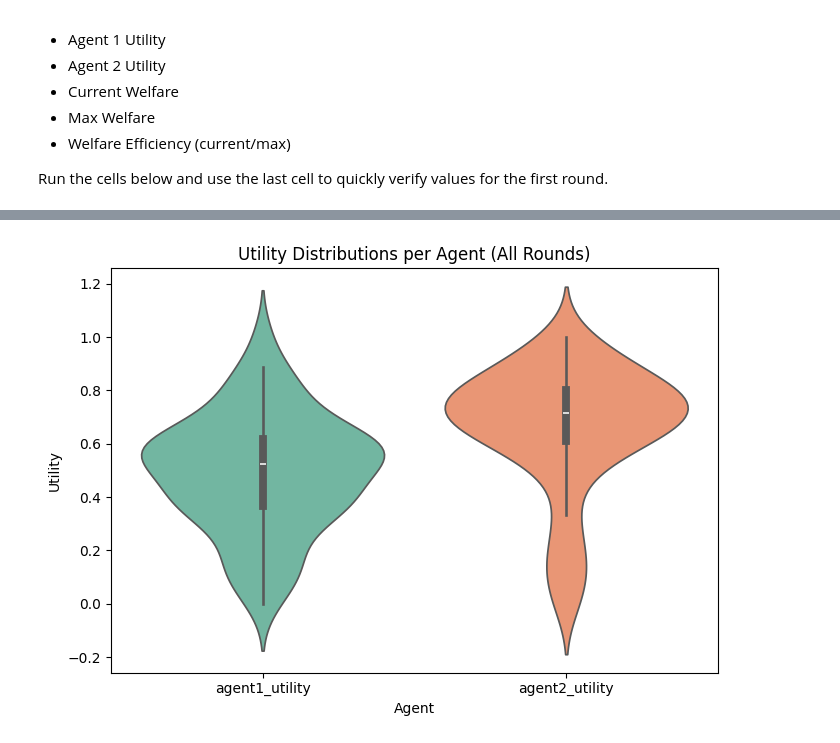
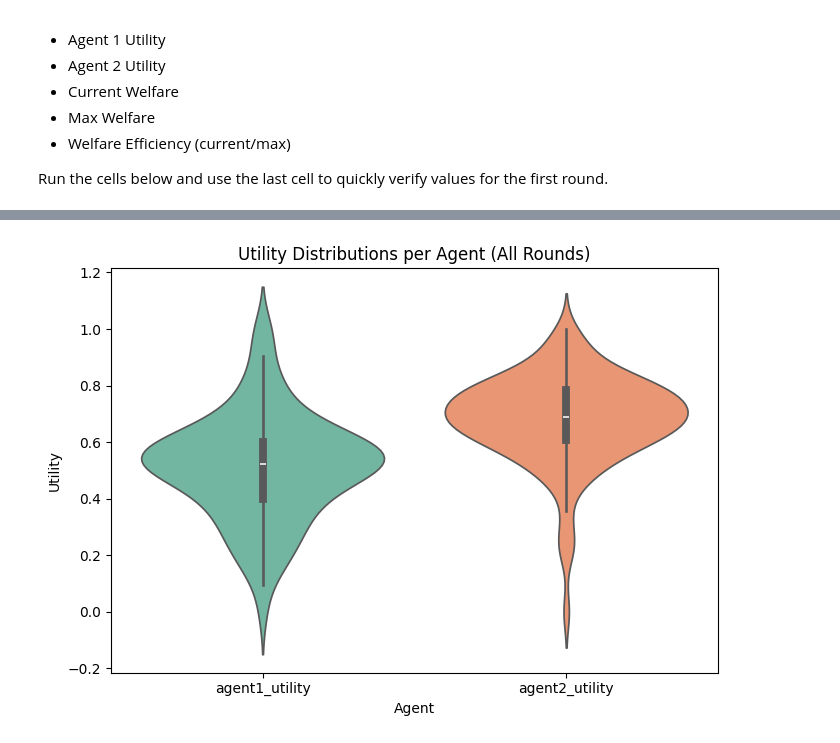
Before and after one commit to zacharytgray/MultiAgent-LLM-Negotiation-Research-Domain, a Jupyter notebook: analyze_results.ipynb, the cells around one changed output, grey strips where cells are left out. Cells and saved outputs as stored; diff of their text form; code cells hidden in the pictures.

```diff
--- a/analyze_results.ipynb
+++ b/analyze_results.ipynb
@@ -21,7 +22,7 @@ from IPython.display import display
 pd.options.display.width = 120
 pd.options.display.max_colwidth = 200
 # %%
-LOG_PATH = "logs/test boulware.csv"
+LOG_PATH = "logs/gpt-oss_20b_default_vs_rude_4_20250930_2337.csv"
 # %%
 def parse_items_data(items_str: str) -> Dict[str, Dict[str, float]]:
     """Parse the items_data JSON into a mapping {item_name: {'agent1': float, 'agent2': float}}."""
@@ -85,6 +86,10 @@ def _compute_metrics_row(row: pd.Series) -> pd.Series:
 
 def load_log_file(csv_path: Path | str) -> pd.DataFrame:
     """Load a single CSV log file, ignoring 'conversation_history', and compute round metrics. Returns a DataFrame with original columns (minus conversation_history) plus the metrics columns."""
+    import csv
+    # Increase CSV field size limit
+    csv.field_size_limit(10 * 1024 * 1024)  # Set to 10MB
+
     path = Path(csv_path)
     if not path.exists():
         raise FileNotFoundError(f"CSV not found: {path}")
@@ -133,21 +162,107 @@ Loaded 100 rounds from test boulware.csv
 # %%
 # Utility Distributions per Agent (Violin Plot)
 import matplotlib.pyplot as plt
 import seaborn as sns
+import numpy as np
+from scipy import stats
+from IPython.display import Markdown, display
 
 if 'metrics_df' in globals() and not metrics_df.empty:
     # Prepare data for plotting
     plot_df = metrics_df[['agent1_utility', 'agent2_utility']].copy()
     plot_df = plot_df.melt(var_name='Agent', value_name='Utility')
 
     plt.figure(figsize=(7, 5))
     sns.violinplot(x='Agent', y='Utility', hue='Agent', data=plot_df, inner='box', palette='Set2', legend=False)
     plt.title('Utility Distributions per Agent (All Rounds)')
     plt.xlabel('Agent')
     plt.ylabel('Utility')
     plt.tight_layout()
     plt.show()
+
+    # Statistical Analysis
+    display(Markdown("### Agent Utility Comparison Analysis"))
+
+    # Extract utilities for both agents
+    agent1_utils = metrics_df['agent1_utility'].dropna()
+    agent2_utils = metrics_df['agent2_utility'].dropna()
+
+    # Descriptive statistics
+    agent1_mean = agent1_utils.mean()
+    agent2_mean = agent2_utils.mean()
+    agent1_median = agent1_utils.median()
+    agent2_median = agent2_utils.median()
+    agent1_std = agent1_utils.std()
+    agent2_std = agent2_utils.std()
+
+    # Display statistics
+    stats_df = pd.DataFrame({
+        'Statistic': ['Mean', 'Median', 'Std Dev', 'Min', 'Max', 'Count'],
+        'Agent1': [
+            f"{agent1_mean:.3f}",
+            f"{agent1_median:.3f}",
+            f"{agent1_std:.3f}",
+            f"{agent1_utils.min():.3f}",
+            f"{agent1_utils.max():.3f}",
+            f"{len(agent1_utils)}"
+        ],
+        'Agent2': [
+            f"{agent2_mean:.3f}",
+            f"{agent2_median:.3f}",
+            f"{agent2_std:.3f}",
+            f"{agent2_utils.min():.3f}",
+            f"{agent2_utils.max():.3f}",
+            f"{len(agent2_utils)}"
+        ]
+    })
+
+    display(stats_df)
+
+    # T-test to compare means
+    t_stat, p_val = stats.ttest_ind(agent1_utils, agent2_utils, equal_var=False)
+
+    display(Markdown("#### Statistical Significance Test"))
+    display(Markdown(f"**Independent t-test**:"))
+    display(Markdown(f"- t-statistic: {t_stat:.3f}"))
+    display(Markdown(f"- p-value: {p_val:.4f} ({'statistically significant' if p_val < 0.05 else 'not statistically significant'})"))
+
+    # Calculate effect size (Cohen's d)
+    pooled_std = np.sqrt((agent1_std**2 + agent2_std**2) / 2)
+    effect_size = abs(agent1_mean - agent2_mean) / pooled_std
+
+    if effect_size < 0.2:
+        effect_desc = "negligible"
+    elif effect_size < 0.5:
+        effect_desc = "small"
+    elif effect_size < 0.8:
+        effect_desc = "medium"
+    else:
+        effect_desc = "large"
+
+    display(Markdown(f"- Effect size (Cohen's d): {effect_size:.3f} ({effect_desc})"))
+
+    # Summary
+    display(Markdown("#### Summary"))
+
+    # Get agent types if available
+    if 'agent1_type' in metrics_df.columns and 'agent2_type' in metrics_df.columns:
+        agent1_type = metrics_df['agent1_type'].iloc[0]
+        agent2_type = metrics_df['agent2_type'].iloc[0]
+        display(Markdown(f"Agent 1 ({agent1_type}) achieved a mean utility of {agent1_mean:.3f}, " +
+                         f"while Agent 2 ({agent2_type}) achieved {agent2_mean:.3f}. "))
+    else:
+        display(Markdown(f"Agent 1 achieved a mean utility of {agent1_mean:.3f}, " +
+                         f"while Agent 2 achieved {agent2_mean:.3f}. "))
+
+    if p_val < 0.05:
+        better_agent = "Agent 1" if agent1_mean > agent2_mean else "Agent 2"
+        display(Markdown(f"The difference between agents is statistically significant (p={p_val:.4f}), " +
+                         f"with {better_agent} performing better overall. " +
+                         f"The effect size is {effect_desc} (d={effect_size:.3f})."))
+    else:
+        display(Markdown(f"There is no statistically significant difference between the agents' performance " +
+                         f"(p={p_val:.4f}), suggesting that both agents achieved comparable results overall."))
 else:
     print("metrics_df not available yet. Run the loading cells above.")
 # %% [output]
-[figure, old version]
+[figure, new version]
```
Also changed, not shown: parts of 12 cells of this notebook.
